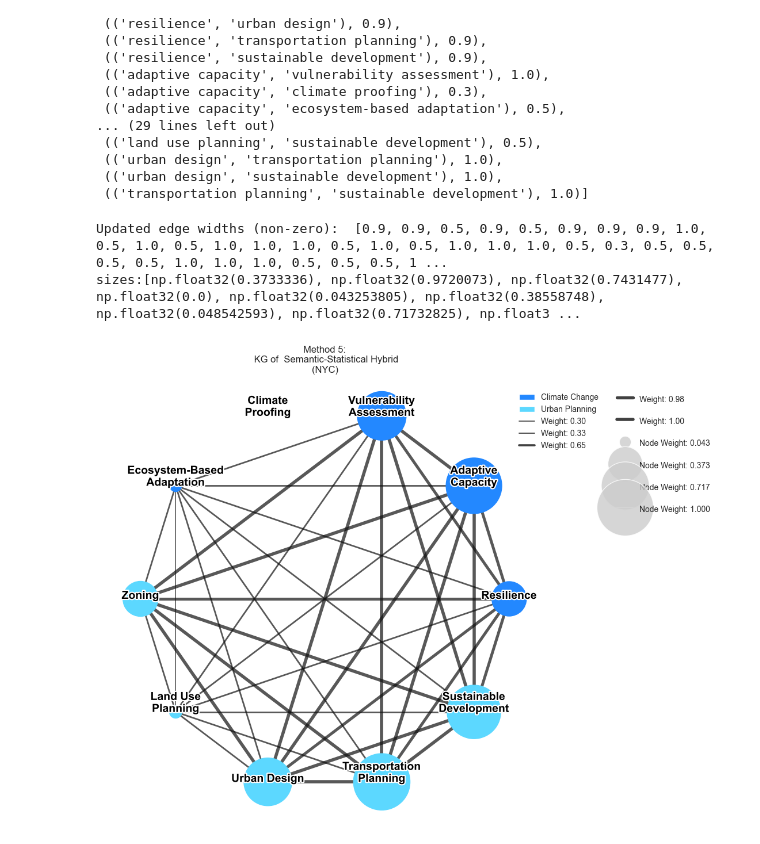
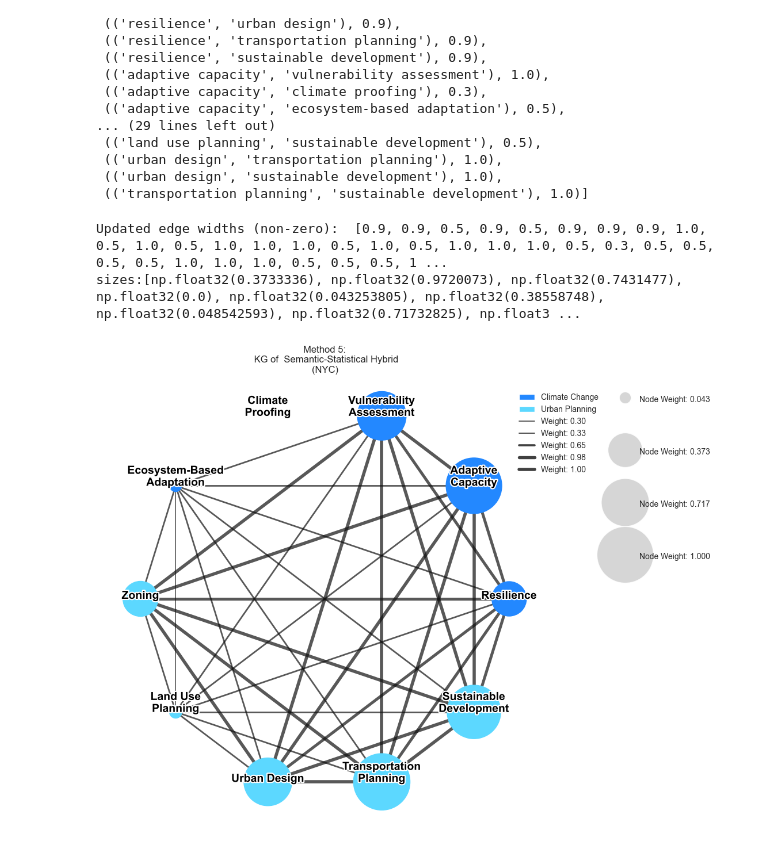
Before and after one commit to LiliLIN0324/Knowledge_Graph, a Jupyter notebook: Method5_BerTopic.ipynb, the cells around one changed output. Drawn from its saved outputs; the diff is of its cells as text; code cells hidden in the pictures.

```diff
--- a/Method5_BerTopic.ipynb
+++ b/Method5_BerTopic.ipynb
@@ -743,35 +743,36 @@ node_size_legend = [
            markerfacecolor='#CCCCCC',
            alpha=0.8,
            label=f"Node Weight: {weight:.3f}")
     for weight, size in zip(sorted_weights, sorted_sizes)
 ]
 legend_elements.extend(node_size_legend)
 
 # 绘制节点图例
 node_legend = plt.legend(
-    handles=legend_elements[:5],  # 节点相关图例
+    handles=legend_elements[:7],  # 节点相关图例
     loc="upper right",
     bbox_to_anchor=(1.15, 1),
     fontsize=10,
+    #labelspacing=1.2,
     frameon=False,
-    borderpad=1.5      # 增加边框和内容之间的填充
+    borderpad=1.5    # 增加边框和内容之间的填充
 )
 plt.gca().add_artist(node_legend)  # 手动添加第一个图例
 # 绘制边权重图例
 plt.legend(
-    handles=legend_elements[5:],  # 边权重相关图例
+    handles=legend_elements[7:],  # 边权重相关图例
     loc="upper right",
     bbox_to_anchor=(1.4, 1),
     fontsize=10,
     frameon=False,
-    labelspacing=1.2,  # 增加标签之间的垂直间距
+    labelspacing=5,  #1.2 # 增加标签之间的垂直间距
     handleheight=2,    # 增加句柄（marker）高度
     borderpad=1.5      # 增加边框和内容之间的填充
 )
 plt.title("Method 5:\n KG of  Semantic-Statistical Hybrid\n(NYC)")
 plt.axis('off')
 plt.show()
 # %% [output]
 Updated edge widths (non-zero):  [0.9, 0.9, 0.5, 0.9, 0.5, 0.9, 0.9, 0.9, 1.0, 0.5, 1.0, 0.5, 1.0, 1.0, 1.0, 0.5, 1.0, 0.5, 1.0, 1.0, 1.0, 0.5, 0.3, 0.5, 0.5, 0.5, 0.5, 1.0, 1.0, 1.0, 0.5, 0.5, 0.5, 1 ...
 sizes:[np.float32(0.3733336), np.float32(0.9720073), np.float32(0.7431477), np.float32(0.0), np.float32(0.043253805), np.float32(0.38558748), np.float32(0.048542593), np.float32(0.71732825), np.float3 ...
-[figure, old version]
+[figure, new version]
```
